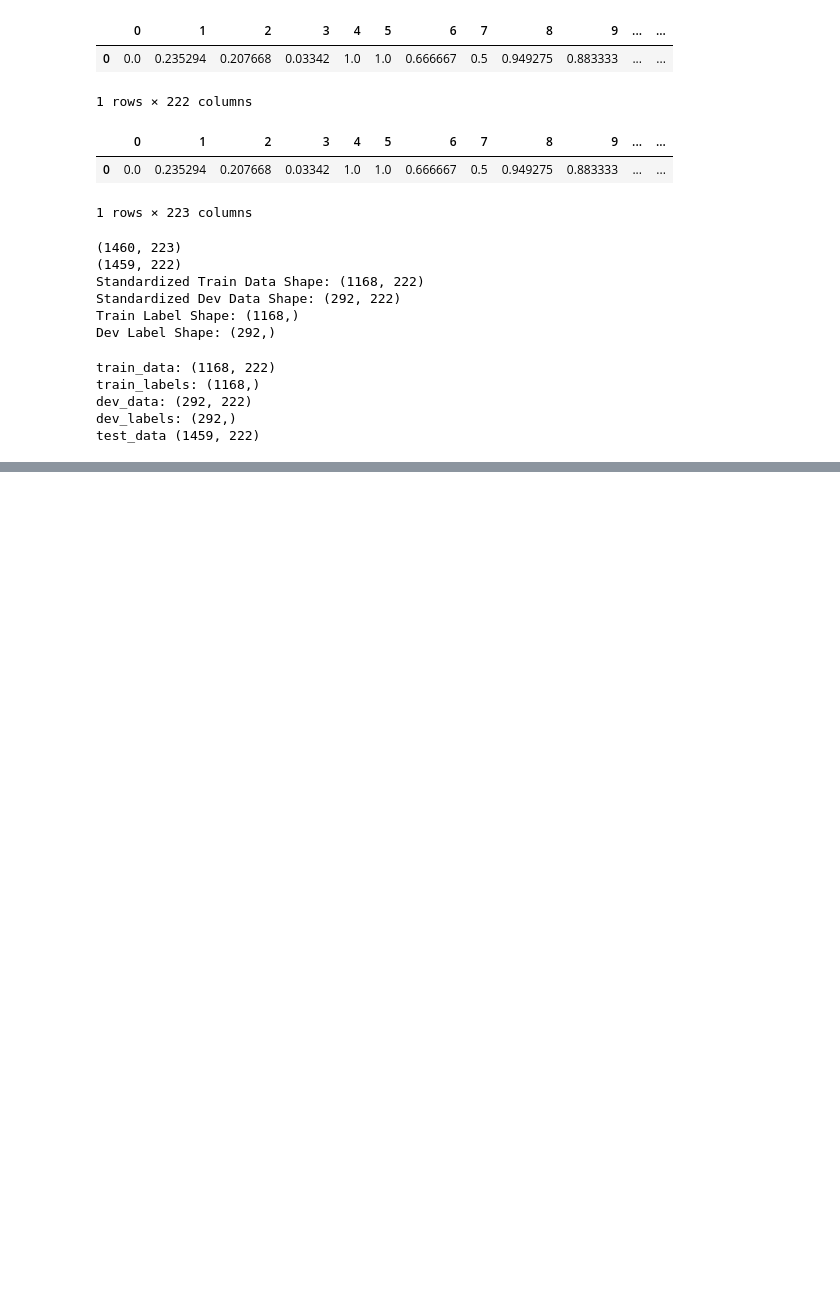
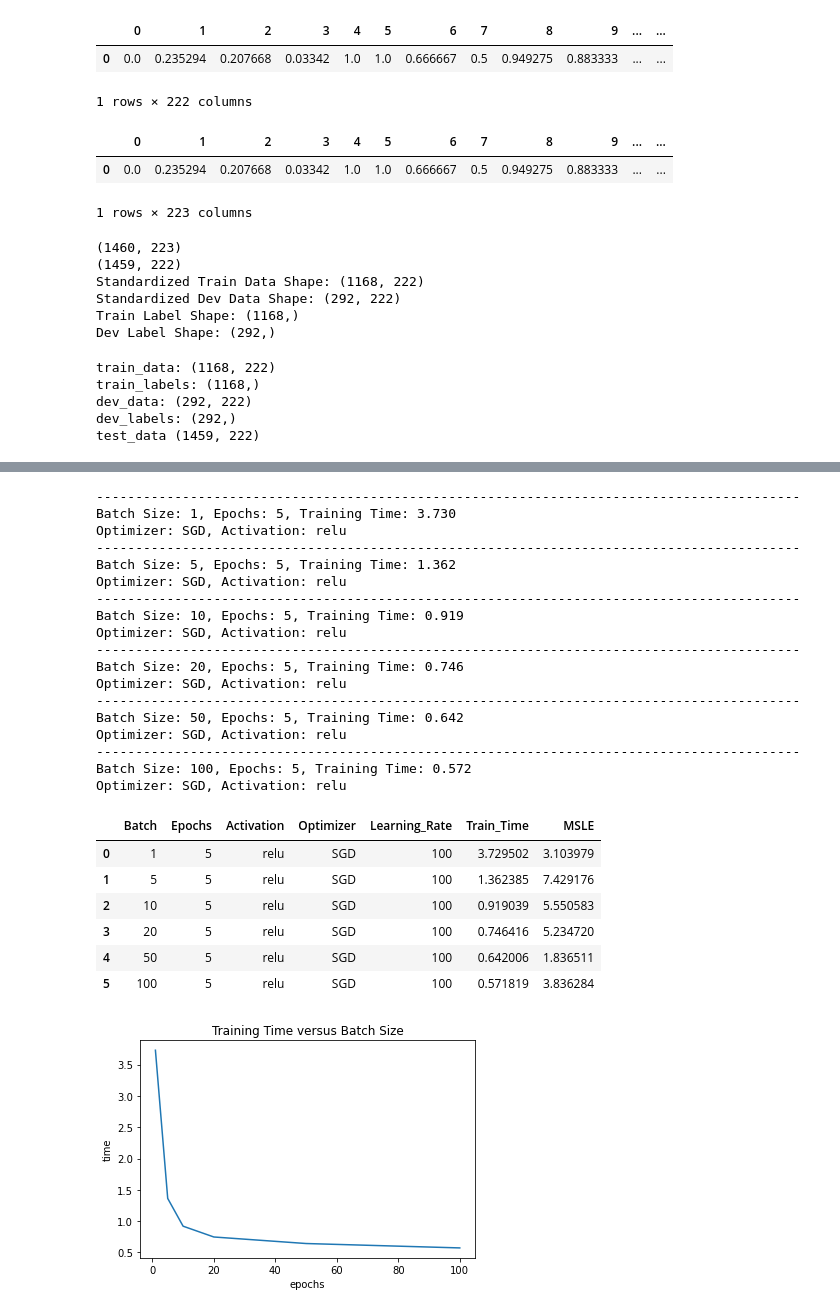
Before and after one commit to CSJohnLee/house_price_prediction, a Jupyter notebook: LeeNusaputraSawasaki_FinalProject.ipynb, the cells around one changed output, grey strips where cells are left out. Cells and saved outputs as stored; diff of their text form; code cells hidden in the pictures; blank space fills up the shorter version.

```diff
--- a/LeeNusaputraSawasaki_FinalProject.ipynb
+++ b/LeeNusaputraSawasaki_FinalProject.ipynb
@@ -629,0 +782,11 @@ test_data (1459, 222)
+# %%
+# A function to store values of interest into a dictionary
+def fill_in_comp(comp,Batch,Epochs,Activation,Optimizer,Learning_Rate,Train_Time,MSLE):
+    comp['Batch'].append(Batch)
+    comp['Epochs'].append(Epochs)
+    comp['Activation'].append(Activation)
+    comp['Optimizer'].append(Optimizer)
+    comp['Learning_Rate'].append(Learning_Rate)
+    comp['Train_Time'].append(Train_Time)
+    comp['MSLE'].append(MSLE)
+    return comp
@@ -629,0 +941,55 @@ test_data (1459, 222)
+# %%
+# Initiate a dictionary for plotting differences later
+comp3={'Batch':[], 'Epochs':[], 'Activation':[],
+      'Optimizer':[], 'Learning_Rate':[],
+      'Train_Time':[],'MSLE':[]}
+
+#Constant parameters
+act='relu'
+lr = 100
+opti=optimizers.SGD(learning_rate=lr)
+epochs=5
+
+#Vary Batch size
+batches = [1,5,10,20,50,100]
+
+for batch in batches:
+    print("-"*90)
+    model,history,prediction,train_time = nn_single_layer(batch=batch, epochs=epochs, act=act, verb=0, opti=opti)
+    #accuracies_nn(model, train_data=train_data, dev_data=dev_data, prediction=prediction, history=history, m=0)
+    msle=mean_squared_log_error(dev_labels, prediction)
+    comp3 = fill_in_comp(comp3,batch,epochs,act,str(opti).split('.')[5].split(' ')[0],lr,train_time,msle)
+
+comp3_df=pd.DataFrame(comp3, columns=['Batch','Epochs','Activation','Optimizer','Learning_Rate','Train_Time','MSLE'])
+plt.plot(comp3_df['Batch'], comp3_df['Train_Time'])
+plt.title('Training Time versus Batch Size')
+plt.xlabel('epochs')
+plt.ylabel('time')
+comp3_df
+# %% [output]
+------------------------------------------------------------------------------------------
+Batch Size: 1, Epochs: 5, Training Time: 3.730
+Optimizer: SGD, Activation: relu
+------------------------------------------------------------------------------------------
+Batch Size: 5, Epochs: 5, Training Time: 1.362
+Optimizer: SGD, Activation: relu
+------------------------------------------------------------------------------------------
+Batch Size: 10, Epochs: 5, Training Time: 0.919
+Optimizer: SGD, Activation: relu
+------------------------------------------------------------------------------------------
+Batch Size: 20, Epochs: 5, Training Time: 0.746
+Optimizer: SGD, Activation: relu
+------------------------------------------------------------------------------------------
+Batch Size: 50, Epochs: 5, Training Time: 0.642
+Optimizer: SGD, Activation: relu
+------------------------------------------------------------------------------------------
+Batch Size: 100, Epochs: 5, Training Time: 0.572
+Optimizer: SGD, Activation: relu
+|  | Batch | Epochs | Activation | Optimizer | Learning_Rate | Train_Time | MSLE |
+| 0 | 1 | 5 | relu | SGD | 100 | 3.729502 | 3.103979 |
+| 1 | 5 | 5 | relu | SGD | 100 | 1.362385 | 7.429176 |
+| 2 | 10 | 5 | relu | SGD | 100 | 0.919039 | 5.550583 |
+| 3 | 20 | 5 | relu | SGD | 100 | 0.746416 | 5.234720 |
+| 4 | 50 | 5 | relu | SGD | 100 | 0.642006 | 1.836511 |
+| 5 | 100 | 5 | relu | SGD | 100 | 0.571819 | 3.836284 |
+[figure, added]
```
Also changed, not shown: parts of 53 cells of this notebook, 1 other file.
